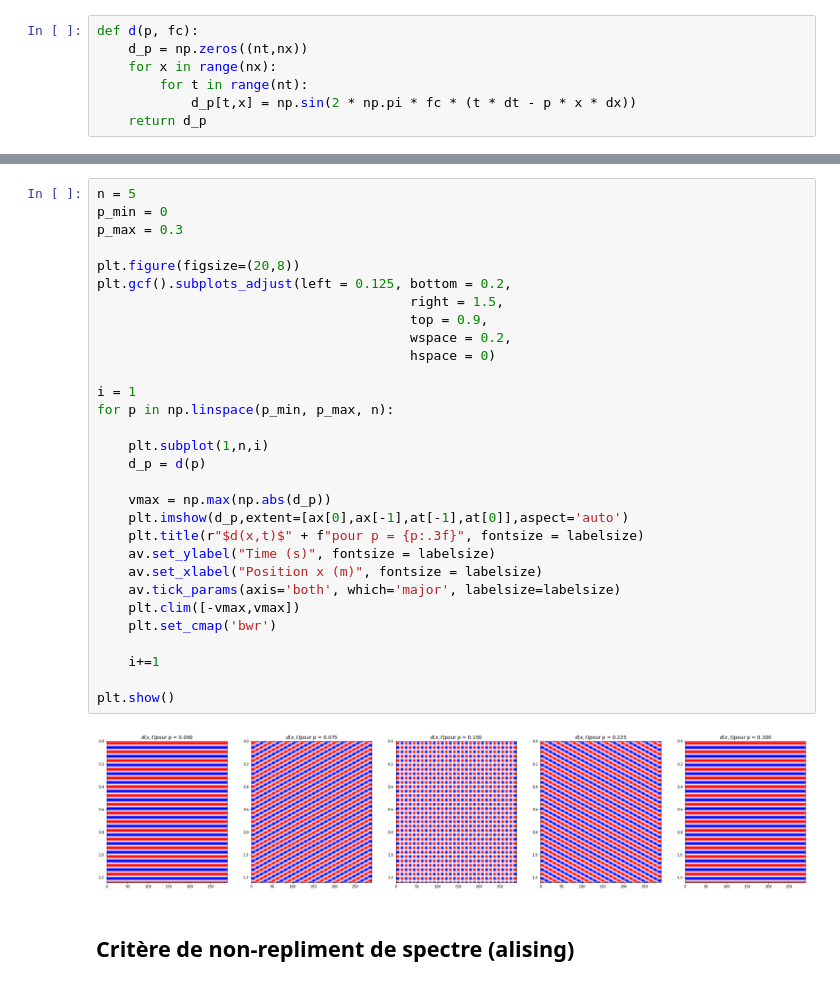
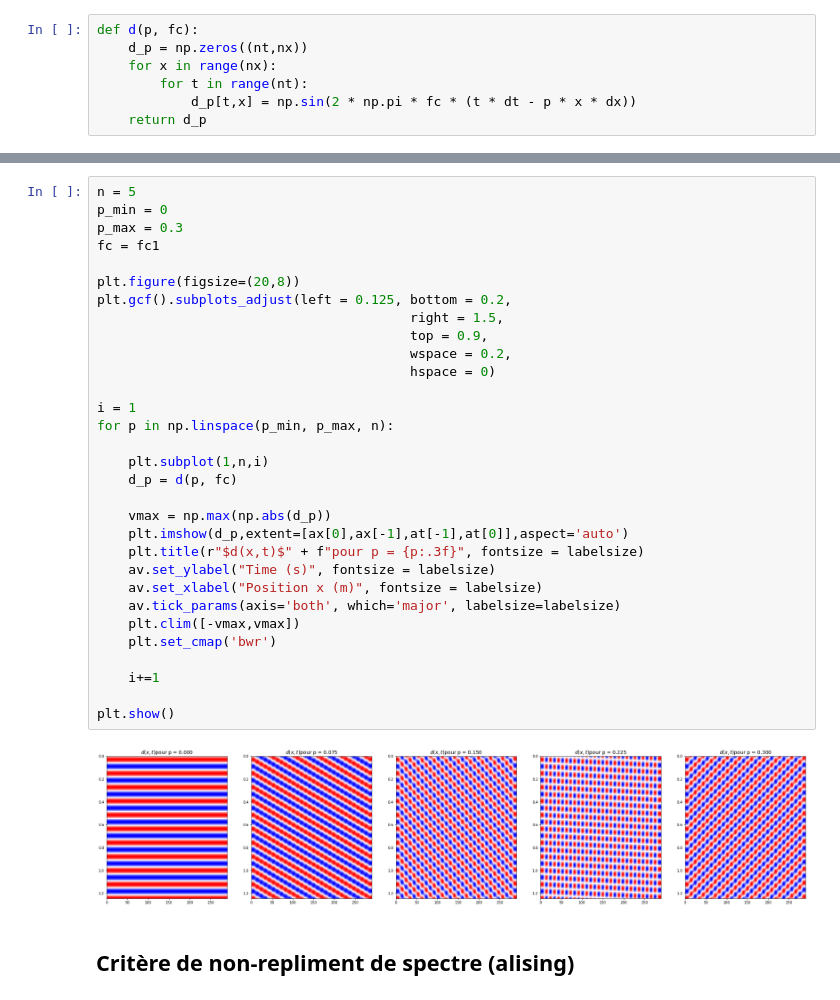
Before and after one commit to 21pili/tds, a Jupyter notebook: mini_projet_groupe1.ipynb, the cells around one changed output, grey strips where cells are left out. Drawn from its saved outputs; the diff is of its cells as text.

```diff
--- a/mini_projet_groupe1.ipynb
+++ b/mini_projet_groupe1.ipynb
@@ -211,35 +234,36 @@ for k in [0, 1/4, 1/2, 3/4, 1]:
 # %%
 n = 5
 p_min = 0
 p_max = 0.3
+fc = fc1
 
 plt.figure(figsize=(20,8))
 plt.gcf().subplots_adjust(left = 0.125, bottom = 0.2,
                                         right = 1.5,
                                         top = 0.9,
                                         wspace = 0.2,
                                         hspace = 0)
 
 i = 1
 for p in np.linspace(p_min, p_max, n):
 
     plt.subplot(1,n,i)
-    d_p = d(p)
+    d_p = d(p, fc)
 
     vmax = np.max(np.abs(d_p))
     plt.imshow(d_p,extent=[ax[0],ax[-1],at[-1],at[0]],aspect='auto')
     plt.title(r"$d(x,t)$" + f"pour p = {p:.3f}", fontsize = labelsize)
     av.set_ylabel("Time (s)", fontsize = labelsize)
     av.set_xlabel("Position x (m)", fontsize = labelsize)
     av.tick_params(axis='both', which='major', labelsize=labelsize)
     plt.clim([-vmax,vmax])
     plt.set_cmap('bwr')
 
     i+=1
 
 plt.show()
 # %% [output]
-[figure, old version]
+[figure, new version]
 # %% [markdown]
 ## Critère de non-repliment de spectre (alising)
 # %% [markdown]
```
Also changed, not shown: parts of 6 cells of this notebook.
